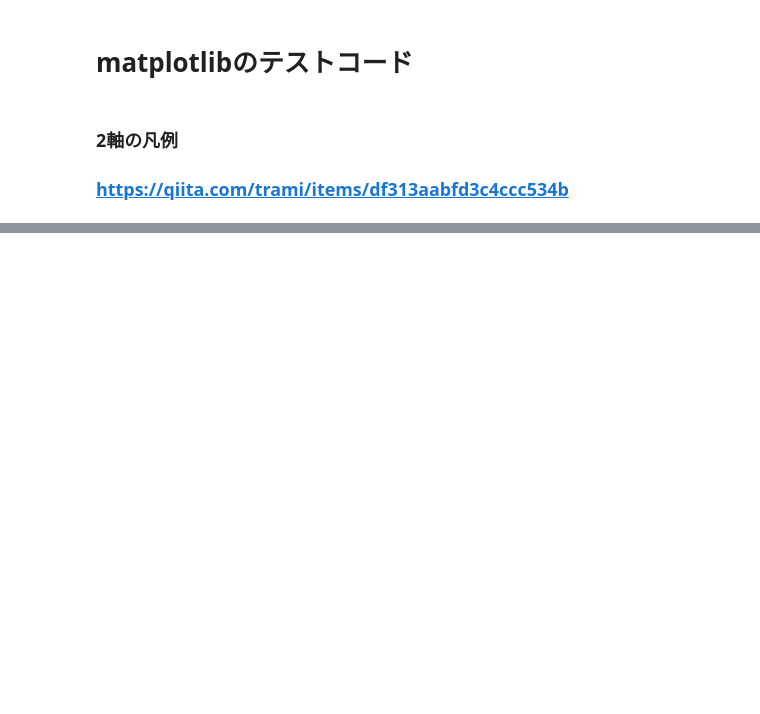
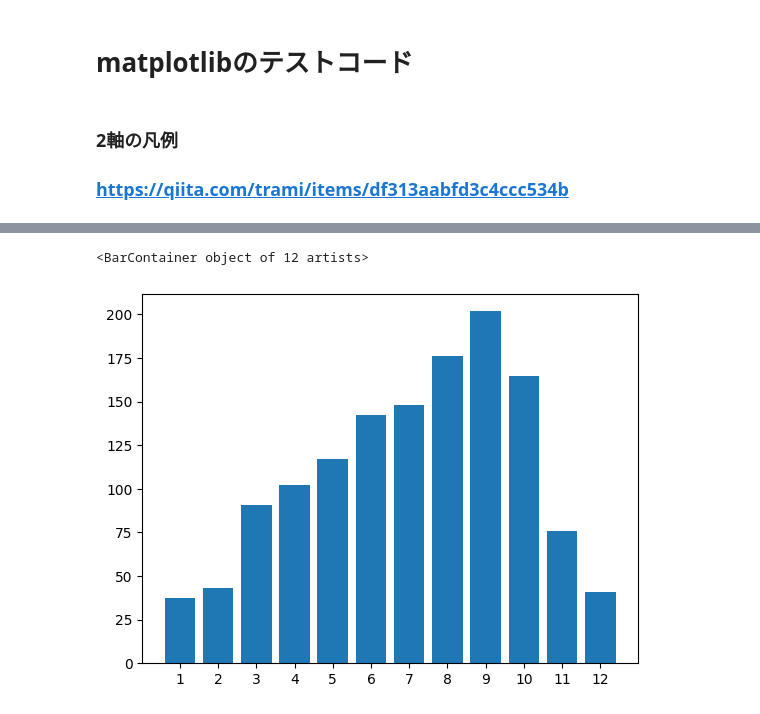
Before and after one commit to arimfujikawa/ARIM-testcode, a Jupyter notebook: mataplotlib_test.ipynb, the cells around one changed output, grey strips where cells are left out. Cells and saved outputs as stored; diff of their text form; code cells hidden in the pictures; blank space fills up the shorter version.

```diff
--- a/mataplotlib_test.ipynb
+++ b/mataplotlib_test.ipynb
@@ -43,0 +58,10 @@ plt.show()
+# %%
+import matplotlib.pyplot as plt
+
+month = ['1', '2', '3', '4', '5', '6','7', '8', '9', '10', '11', '12']
+amount = [37.4, 43.1, 90.9, 102.3, 117.3, 142.4, 148.1, 176.3, 201.8, 164.9, 75.7, 41.1]
+
+plt.bar(month, amount)
+# %% [output]
+<BarContainer object of 12 artists>
+[figure, added]
```
Also changed, not shown: parts of 3 cells of this notebook, 24 other files.
